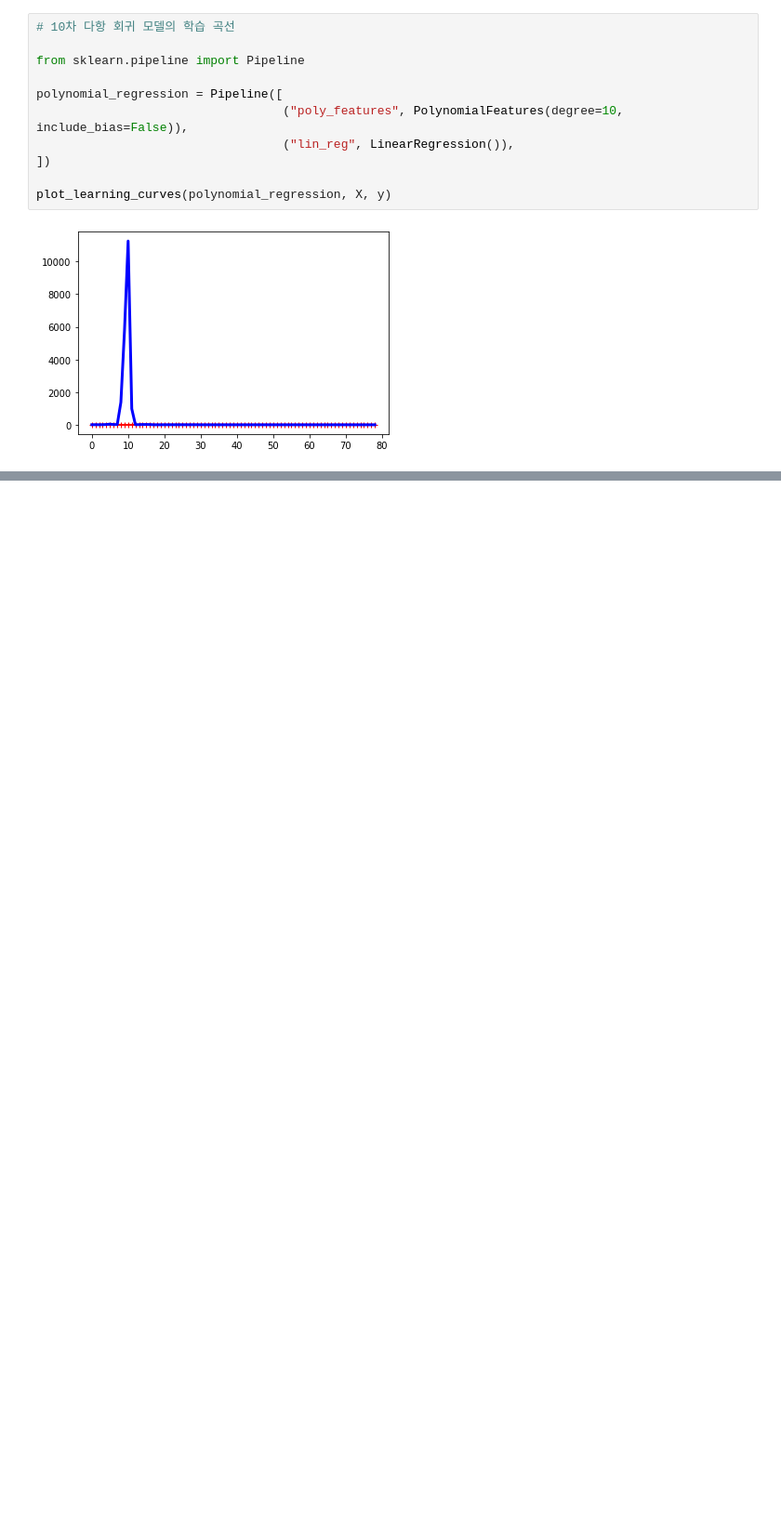
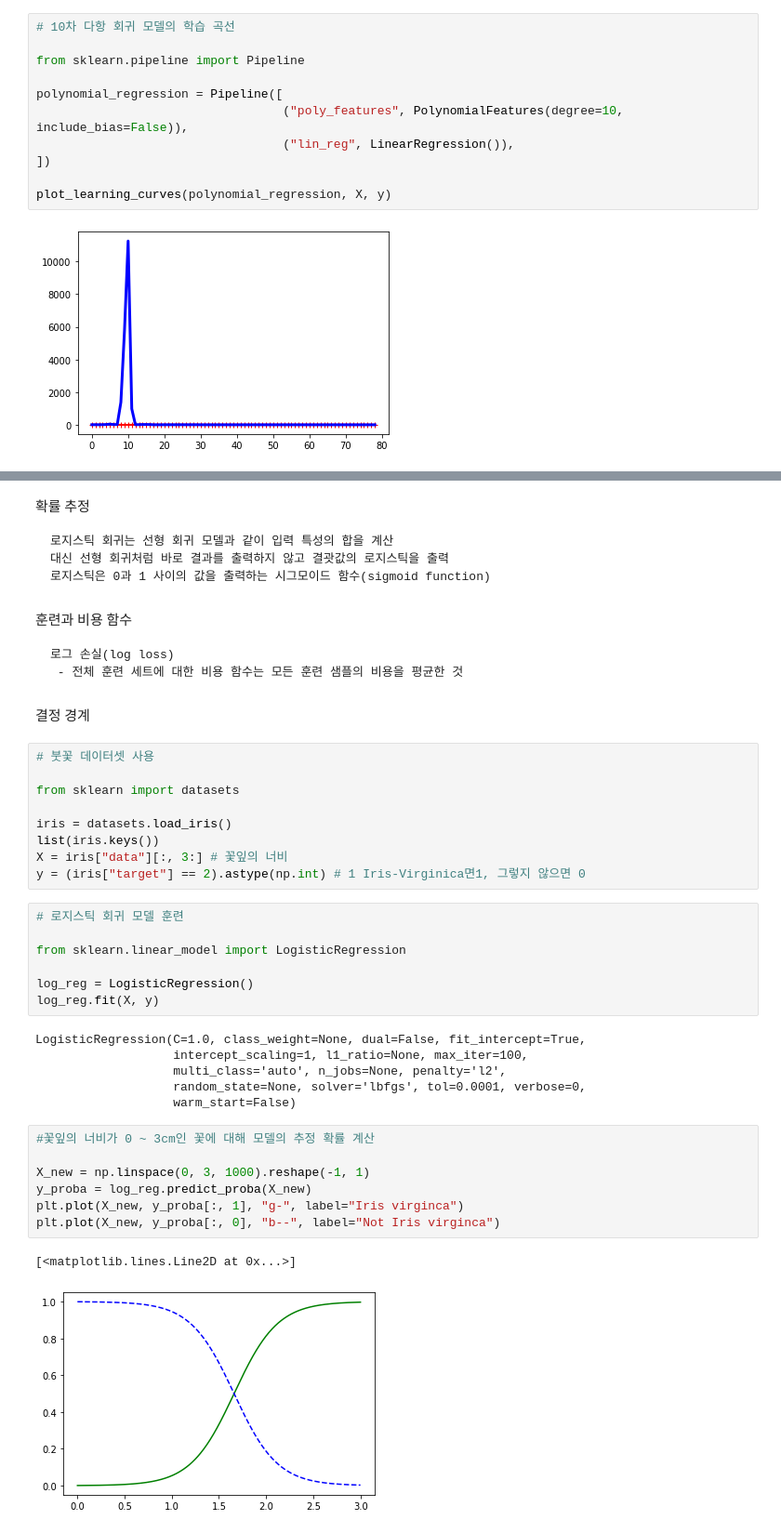
Before and after one commit to js-june-moon/practice, a Jupyter notebook: HandsOnML.ipynb, the cells around one changed output, grey strips where cells are left out. Shown at 93% size. Saved outputs shown, nothing was run; the diff lists cells and outputs as text; blank space fills up the shorter version.

```diff
--- a/HandsOnML.ipynb
+++ b/HandsOnML.ipynb
@@ -1715,0 +1825,45 @@ plot_learning_curves(polynomial_regression, X, y)
+# %% [markdown]
+확률 추정
+
+    로지스틱 회귀는 선형 회귀 모델과 같이 입력 특성의 합을 계산
+    대신 선형 회귀처럼 바로 결과를 출력하지 않고 결괏값의 로지스틱을 출력
+    로지스틱은 0과 1 사이의 값을 출력하는 시그모이드 함수(sigmoid function)
+# %% [markdown]
+훈련과 비용 함수
+
+    로그 손실(log loss)
+     - 전체 훈련 세트에 대한 비용 함수는 모든 훈련 샘플의 비용을 평균한 것
+# %% [markdown]
+결정 경계
+# %%
+# 붓꽃 데이터셋 사용
+
+from sklearn import datasets
+
+iris = datasets.load_iris()
+list(iris.keys())
+X = iris["data"][:, 3:] # 꽃잎의 너비
+y = (iris["target"] == 2).astype(np.int) # 1 Iris-Virginica면1, 그렇지 않으면 0
+# %%
+# 로지스틱 회귀 모델 훈련
+
+from sklearn.linear_model import LogisticRegression
+
+log_reg = LogisticRegression()
+log_reg.fit(X, y)
+# %% [output]
+LogisticRegression(C=1.0, class_weight=None, dual=False, fit_intercept=True,
+                   intercept_scaling=1, l1_ratio=None, max_iter=100,
+                   multi_class='auto', n_jobs=None, penalty='l2',
+                   random_state=None, solver='lbfgs', tol=0.0001, verbose=0,
+                   warm_start=False)
+# %%
+#꽃잎의 너비가 0 ~ 3cm인 꽃에 대해 모델의 추정 확률 계산
+
+X_new = np.linspace(0, 3, 1000).reshape(-1, 1)
+y_proba = log_reg.predict_proba(X_new)
+plt.plot(X_new, y_proba[:, 1], "g-", label="Iris virginca")
+plt.plot(X_new, y_proba[:, 0], "b--", label="Not Iris virginca")
+# %% [output]
+[<matplotlib.lines.Line2D at 0x...>]
+[figure, added]
```
Also changed, not shown: parts of 22 cells of this notebook.
